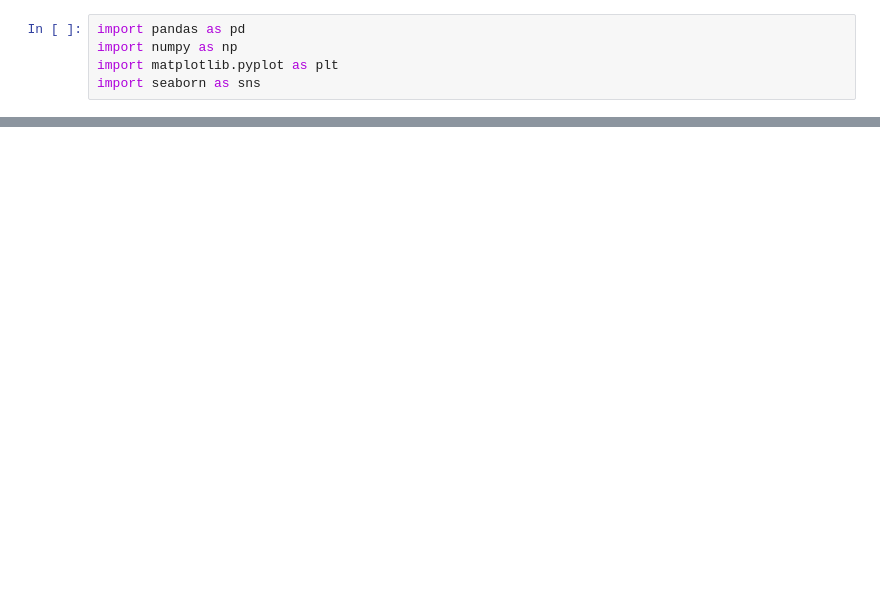
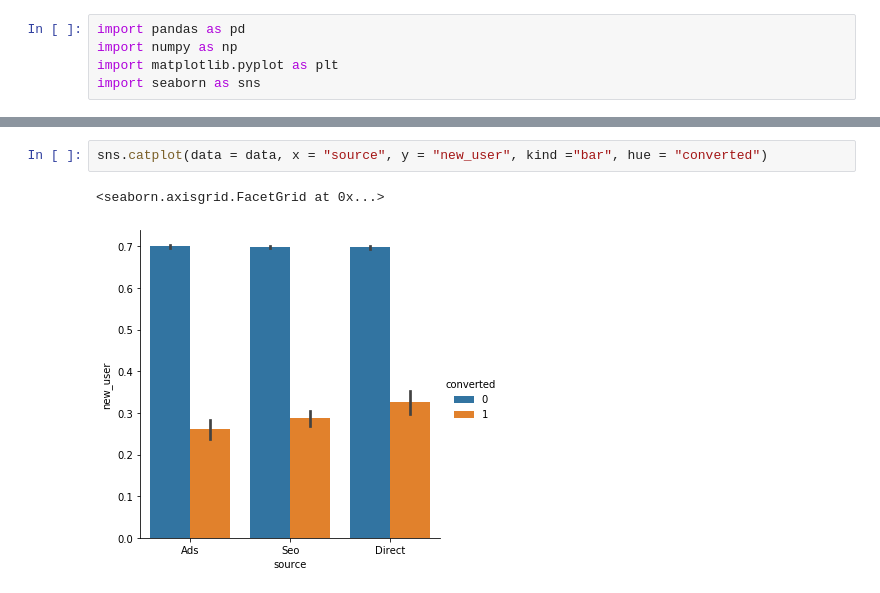
Before and after one commit to DialloYoussouf/Jedhabootcamp_Projects, a Jupyter notebook: CONVERSION RATE/Project_Conversion_Rate_Challenge.ipynb, the cells around one changed output, grey strips where cells are left out. Saved outputs shown, nothing was run; the diff lists cells and outputs as text; blank space fills up the shorter version.

```diff
--- a/CONVERSION RATE/Project_Conversion_Rate_Challenge.ipynb
+++ b/CONVERSION RATE/Project_Conversion_Rate_Challenge.ipynb
@@ -34,0 +136,5 @@ display(desc)
+# %%
+sns.catplot(data = data, x = "source", y = "new_user", kind ="bar", hue = "converted")
+# %% [output]
+<seaborn.axisgrid.FacetGrid at 0x...>
+[figure, added]
```
Also changed, not shown: parts of 51 cells of this notebook, 4 other files.
